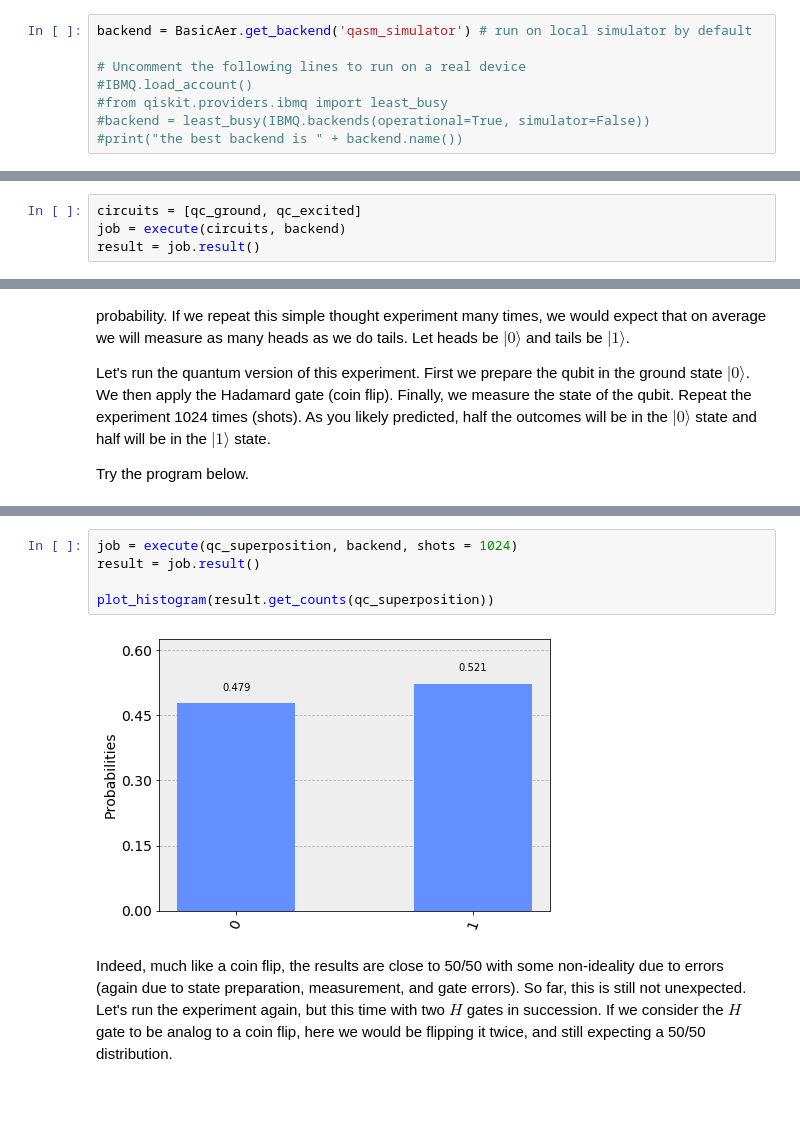
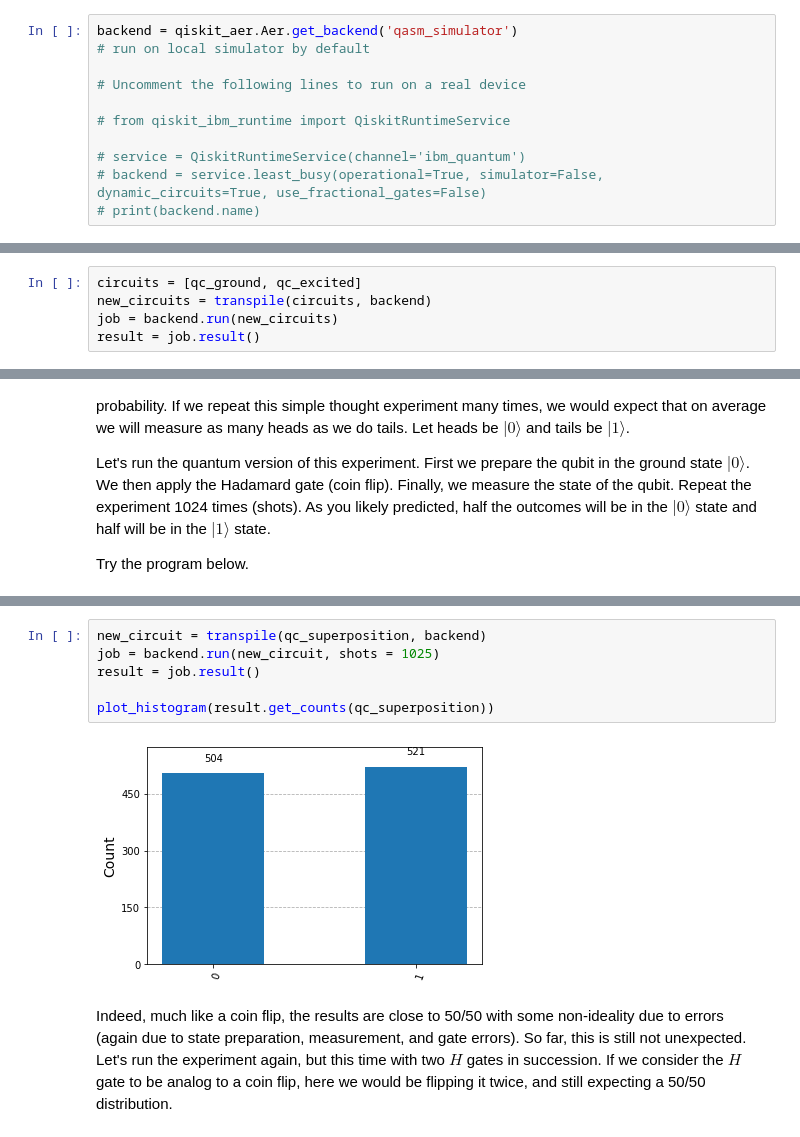
Before and after one commit to qiskit-community/qiskit-community-tutorials, a Jupyter notebook: terra/qis_intro/superposition.ipynb, the cells around one changed output, grey strips where cells are left out. Saved outputs shown, nothing was run; the diff lists cells and outputs as text; blank space fills up the shorter version.

Commit message:
updated superposition

```diff
--- a/terra/qis_intro/superposition.ipynb
+++ b/terra/qis_intro/superposition.ipynb
@@ -43,11 +38,14 @@ from qiskit.tools.visualization import plot_histogram
 # %%
-backend = BasicAer.get_backend('qasm_simulator') # run on local simulator by default
+backend = qiskit_aer.Aer.get_backend('qasm_simulator')
+# run on local simulator by default
 
 # Uncomment the following lines to run on a real device
-#IBMQ.load_account()
-#from qiskit.providers.ibmq import least_busy
-#backend = least_busy(IBMQ.backends(operational=True, simulator=False))
-#print("the best backend is " + backend.name())
+
+# from qiskit_ibm_runtime import QiskitRuntimeService
+
+# service = QiskitRuntimeService(channel='ibm_quantum')
+# backend = service.least_busy(operational=True, simulator=False, dynamic_circuits=True, use_fractional_gates=False)
+# print(backend.name)
 # %% [markdown]
 ## Quantum States - Basis States and Superpositions<a id='section1'></a>
 
@@ -111,7 +109,8 @@ qc_excited.draw(output='mpl')
 Here we have created two jobs with different quantum circuits; the first to prepare the ground state, and the second to prepare the excited state. Now we can run the prepared jobs.
 # %%
 circuits = [qc_ground, qc_excited]
-job = execute(circuits, backend)
+new_circuits = transpile(circuits, backend)
+job = backend.run(new_circuits)
 result = job.result()
 # %% [markdown]
 After the run has been completed, the data can be extracted from the API output and plotted.
@@ -143,10 +146,11 @@ qc_superposition.draw()
 # %%
-job = execute(qc_superposition, backend, shots = 1024)
+new_circuit = transpile(qc_superposition, backend)
+job = backend.run(new_circuit, shots = 1025)
 result = job.result()
 
 plot_histogram(result.get_counts(qc_superposition))
 # %% [output]
-[figure, old version]
+[figure, new version]
 # %% [markdown]
 Indeed, much like a coin flip, the results are close to 50/50 with some non-ideality due to errors (again due to state preparation, measurement, and gate errors). So far, this is still not unexpected. Let's run the experiment again, but this time with two $H$ gates in succession. If we consider the $H$ gate to be analog to a coin flip, here we would be flipping it twice, and still expecting a 50/50 distribution.
 # %%
```
Also changed, not shown: parts of 11 cells of this notebook.
